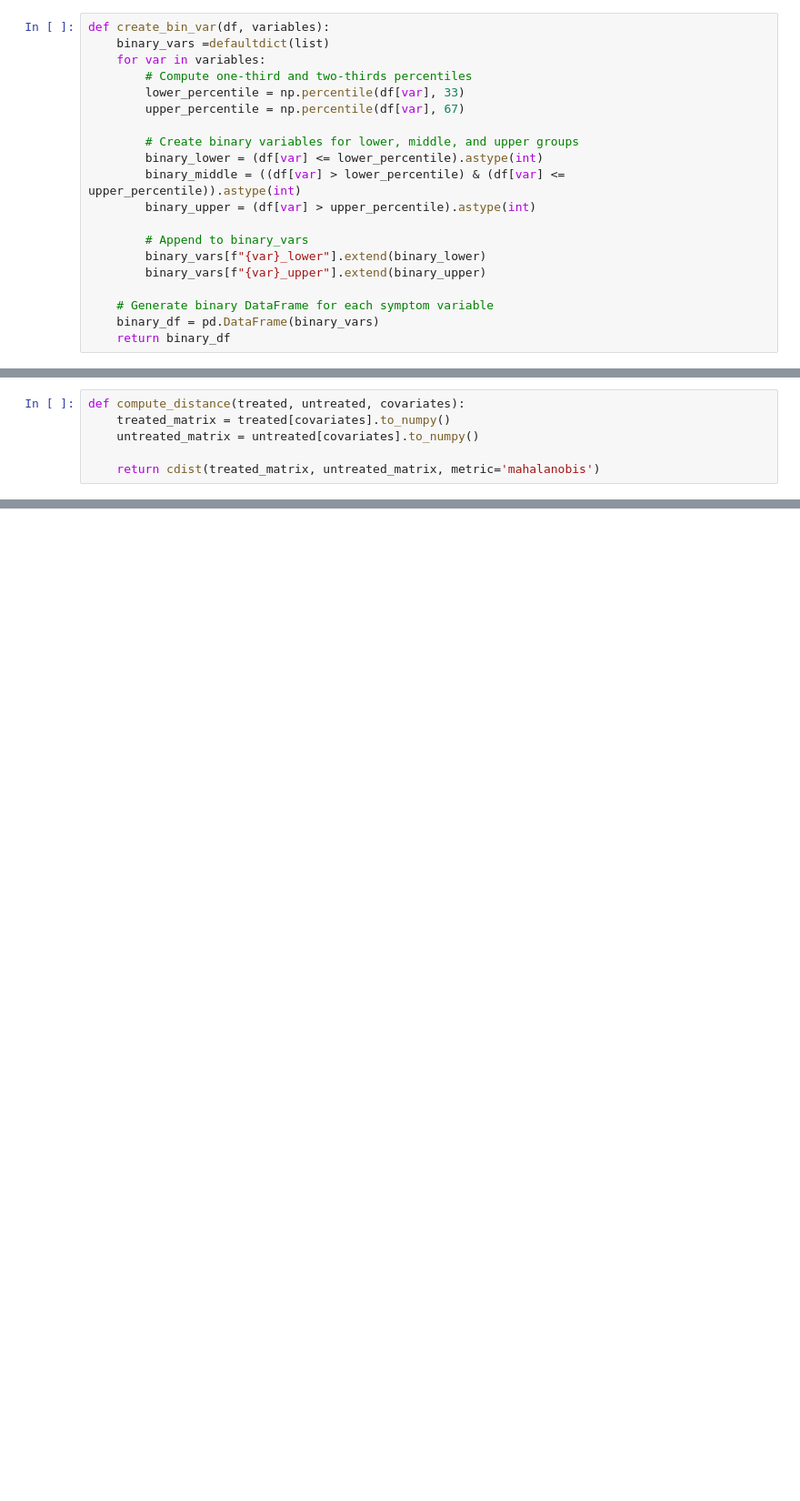
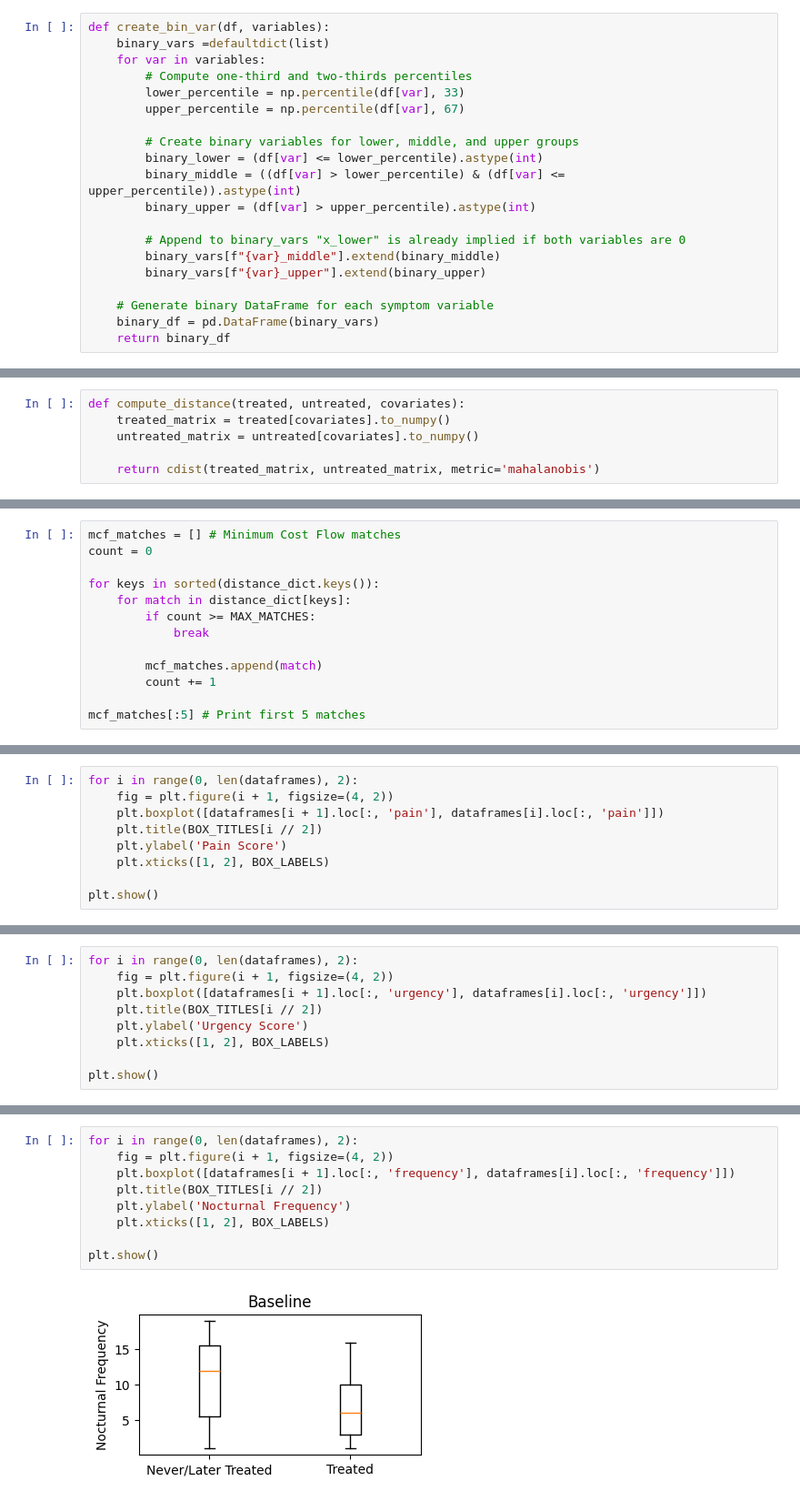
Before and after one commit to zeusschoolacc/Assignment_1_Data_Analysis, a Jupyter notebook: notebook.ipynb, the cells around one changed output, grey strips where cells are left out. Shown at 91% size. Saved outputs shown, nothing was run; the diff lists cells and outputs as text; blank space fills up the shorter version.

Commit message:
feat: added visualizations

```diff
--- a/notebook.ipynb
+++ b/notebook.ipynb
@@ -113,8 +115,8 @@ def create_bin_var(df, variables):
         binary_middle = ((df[var] > lower_percentile) & (df[var] <= upper_percentile)).astype(int)
         binary_upper = (df[var] > upper_percentile).astype(int)
 
-        # Append to binary_vars
-        binary_vars[f"{var}_lower"].extend(binary_lower)
+        # Append to binary_vars "x_lower" is already implied if both variables are 0
+        binary_vars[f"{var}_middle"].extend(binary_middle)
         binary_vars[f"{var}_upper"].extend(binary_upper)
 
     # Generate binary DataFrame for each symptom variable
@@ -204,0 +195,13 @@ dict_keys([33, 30, 24, 12, 48, 9, 27, 18, 3, 45, 21, 6, 36, 39, 42, 15])
+# %%
+mcf_matches = [] # Minimum Cost Flow matches
+count = 0
+
+for keys in sorted(distance_dict.keys()):
+    for match in distance_dict[keys]:
+        if count >= MAX_MATCHES:
+            break
+
+        mcf_matches.append(match)
+        count += 1
+
+mcf_matches[:5] # Print first 5 matches
@@ -267,0 +356,9 @@ Gap                : 0.00 %
+# %%
+for i in range(0, len(dataframes), 2):
+    fig = plt.figure(i + 1, figsize=(4, 2))
+    plt.boxplot([dataframes[i + 1].loc[:, 'pain'], dataframes[i].loc[:, 'pain']])
+    plt.title(BOX_TITLES[i // 2])
+    plt.ylabel('Pain Score')
+    plt.xticks([1, 2], BOX_LABELS)
+
+plt.show()
@@ -267,0 +372,9 @@ Gap                : 0.00 %
+# %%
+for i in range(0, len(dataframes), 2):
+    fig = plt.figure(i + 1, figsize=(4, 2))
+    plt.boxplot([dataframes[i + 1].loc[:, 'urgency'], dataframes[i].loc[:, 'urgency']])
+    plt.title(BOX_TITLES[i // 2])
+    plt.ylabel('Urgency Score')
+    plt.xticks([1, 2], BOX_LABELS)
+
+plt.show()
@@ -267,0 +388,11 @@ Gap                : 0.00 %
+# %%
+for i in range(0, len(dataframes), 2):
+    fig = plt.figure(i + 1, figsize=(4, 2))
+    plt.boxplot([dataframes[i + 1].loc[:, 'frequency'], dataframes[i].loc[:, 'frequency']])
+    plt.title(BOX_TITLES[i // 2])
+    plt.ylabel('Nocturnal Frequency')
+    plt.xticks([1, 2], BOX_LABELS)
+
+plt.show()
+# %% [output]
+[figure, added]
```
Also changed, not shown: parts of 26 cells of this notebook.
